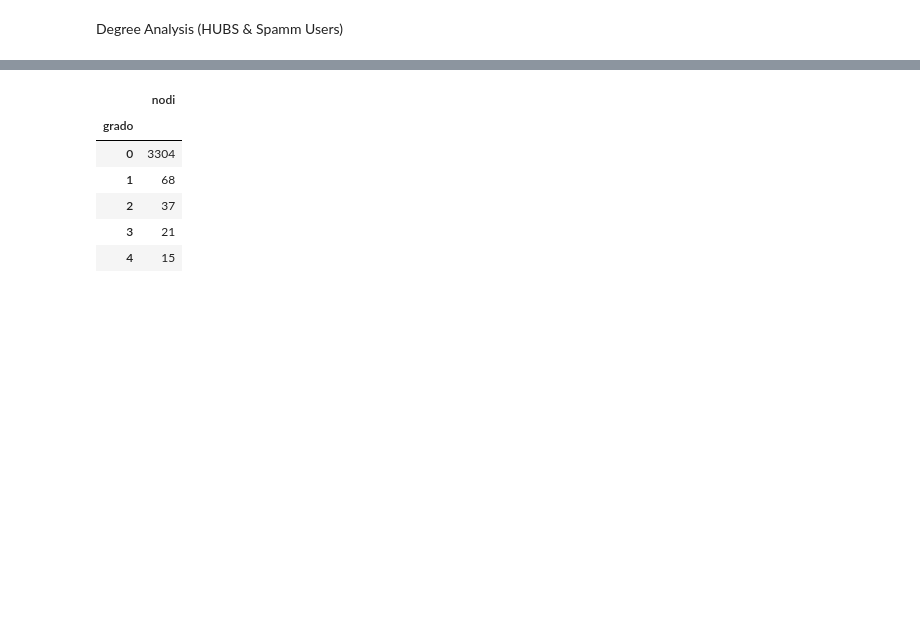
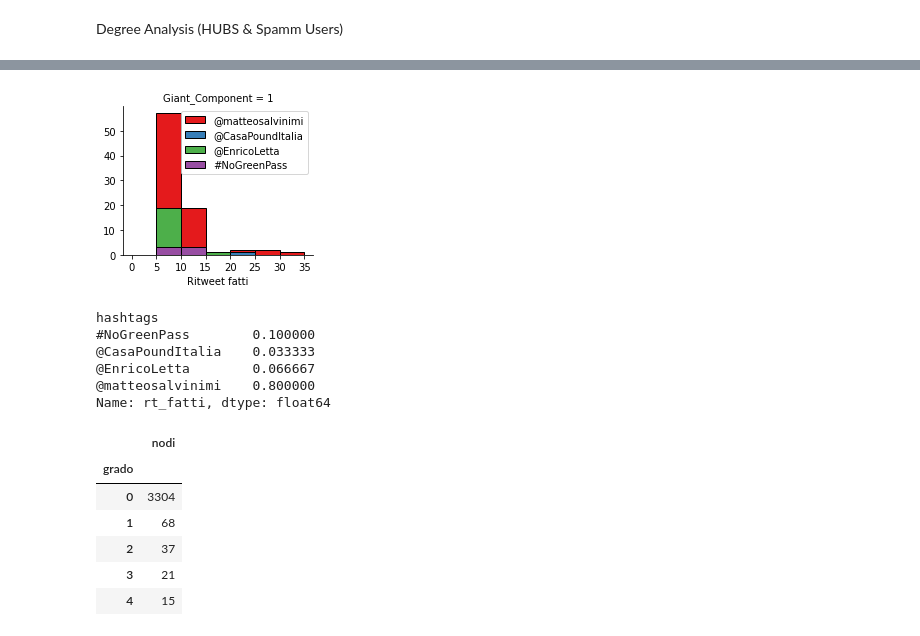
Before and after one commit to ES-git95/SMA-Project, a Jupyter notebook: graph.ipynb, the cells around one changed output, grey strips where cells are left out. Saved outputs shown, nothing was run; the diff lists cells and outputs as text; code cells hidden in the pictures; blank space fills up the shorter version.

```diff
--- a/graph.ipynb
+++ b/graph.ipynb
@@ -370,3 +323,23 @@ top5_twitters
+# %%
+bins=np.arange(0, 40, 5)
+g = sns.FacetGrid(twitters[twitters["rt_fatti"]>5], col="Giant_Component", hue="hashtags", palette="Set1", col_wrap=2)
+g.map(plt.hist, 'rt_fatti', bins=bins, ec="k")
+plt.xlabel("Ritweet fatti")
+g.axes[-1].legend()
+plt.xticks(np.arange(0, 40, 5))
+plt.show()
+# %% [output]
+[figure, added]
+# %%
+#percentuale di appartenenza dei top30 utenti più attivi
+twitters.head(30).groupby("hashtags")["rt_fatti"].count()/twitters.head(30)["rt_fatti"].count()
+# %% [output]
+hashtags
+#NoGreenPass        0.100000
+@CasaPoundItalia    0.033333
+@EnricoLetta        0.066667
+@matteosalvinimi    0.800000
+Name: rt_fatti, dtype: float64
 # %%
 #df dei gradi entranti di ciascun nodo
 df_gradi_in=pd.DataFrame(in_degrees.items(),columns=["nodi","grado"])
```
Also changed, not shown: parts of 19 cells of this notebook.
